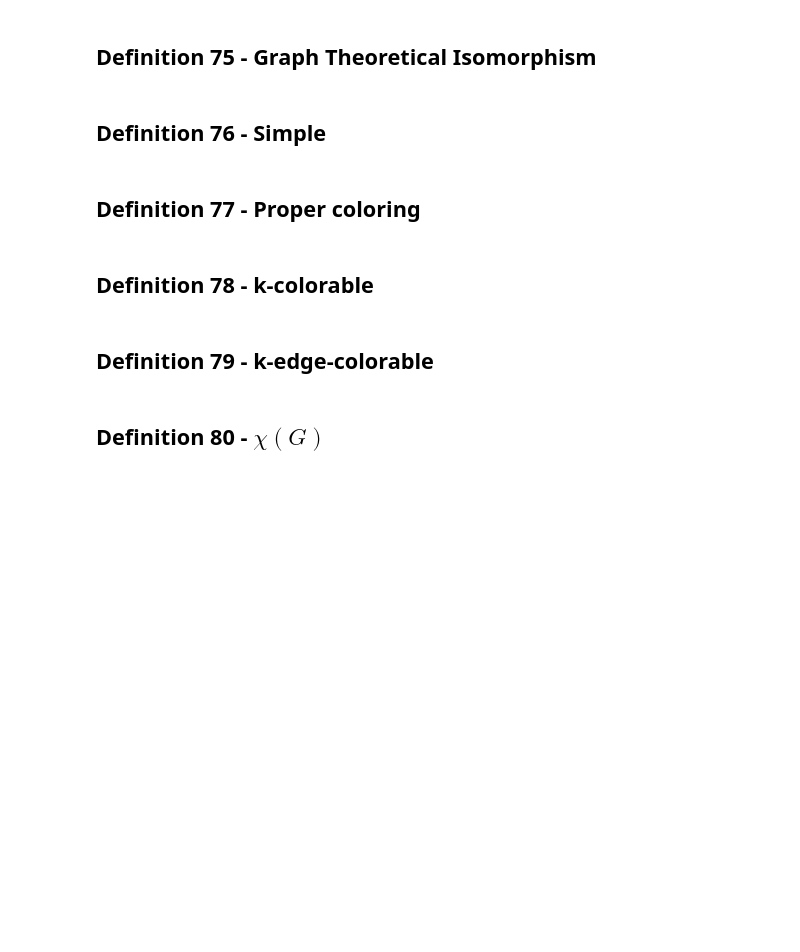
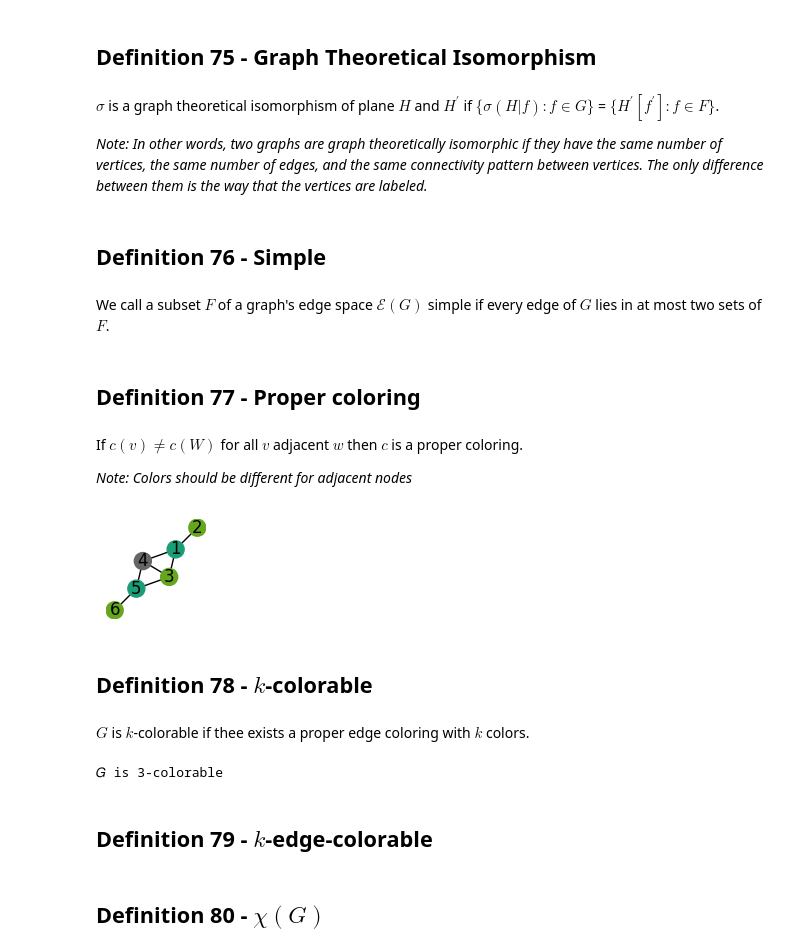
Before and after one commit to lipinski/graph-theory, a Jupyter notebook: definitions.ipynb, the cells around one changed output. Cells and saved outputs as stored; diff of their text form; code cells hidden in the pictures; blank space fills up the shorter version.

Commit message:
Theoretical Isomorph. Proper coloring 𝑘-colorable

```diff
--- a/definitions.ipynb
+++ b/definitions.ipynb
@@ -1359,14 +1359,40 @@ We call $\varphi$ a topological isomorphism between $H$ and $H^\prime$  plane gr
 $\varphi$ can be extended to an incidence preserving map: $\sigma : V \cup E \cup F \to V^\prime \cup E^\prime \cup F^\prime$. (preserves incidence of not only vertices and edges but also of vertices and edges with faces).
 # %% [markdown]
 ## Definition 75 - Graph Theoretical Isomorphism
+# %% [markdown]
+$\sigma$ is a graph theoretical isomorphism of plane $H$ and $H^ {\prime}$ if $\{\sigma(H|f) : f\in G \}$ = $\{H^{\prime}[f^\prime] : f\in F \}$.
+
+*Note: In other words, two graphs are graph theoretically isomorphic if they have the same number of vertices, the same number of edges, and the same connectivity pattern between vertices. The only difference between them is the way that the vertices are labeled.*
 # %% [markdown]
 ## Definition 76 - Simple
+# %% [markdown]
+We call a subset $F$ of a graph's edge space $\mathcal{E}(G)$ simple if every edge of $G$ lies in at most two sets of $F$.
 # %% [markdown]
 ## Definition 77 - Proper coloring
+# %% [markdown]
+If $c(v)\neq c(W)$ for all $v$ adjacent $w$ then $c$ is a proper coloring.
+
+*Note: Colors should be different for adjacent nodes*
+# %%
+colors = nx.coloring.greedy_color(G).items()
+colors = list(map(lambda x: x[1], sorted(colors, key=lambda x: x[0])))
+
+fig = plt.figure(figsize=figsize)
+nx.draw(G, pos=pos, node_color=colors, node_size=150, with_labels=True, cmap=plt.cm.Dark2)
+# %% [output]
+[figure, added]
 # %% [markdown]
-## Definition 78 - k-colorable
+## Definition 78 - $k$-colorable
+# %% [markdown]
+$G$ is $k$-colorable if thee exists a proper edge coloring with $k$ colors.
+# %%
+kcolors = np.unique(list(nx.coloring.greedy_color(G).values())).shape[0]
+
+print(f'𝐺 is {kcolors}-colorable')
+# %% [output]
+𝐺 is 3-colorable
 # %% [markdown]
-## Definition 79 - k-edge-colorable
+## Definition 79 - $k$-edge-colorable
 # %% [markdown]
 ## Definition 80 - $\chi(G)$
 # %% [markdown]
```
Also changed, not shown: parts of 3 cells of this notebook.
